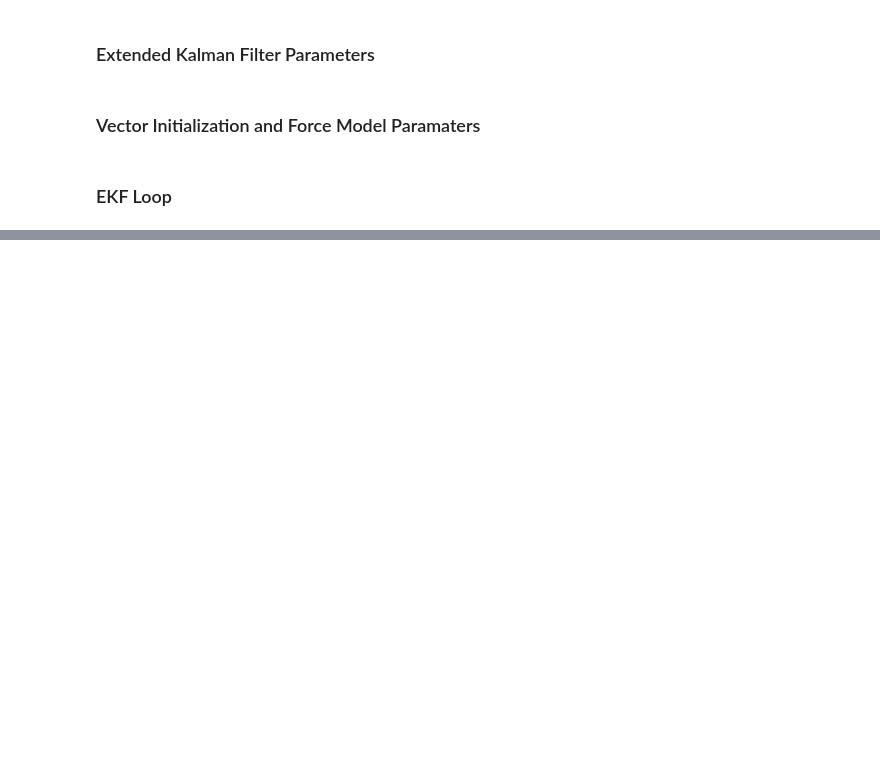
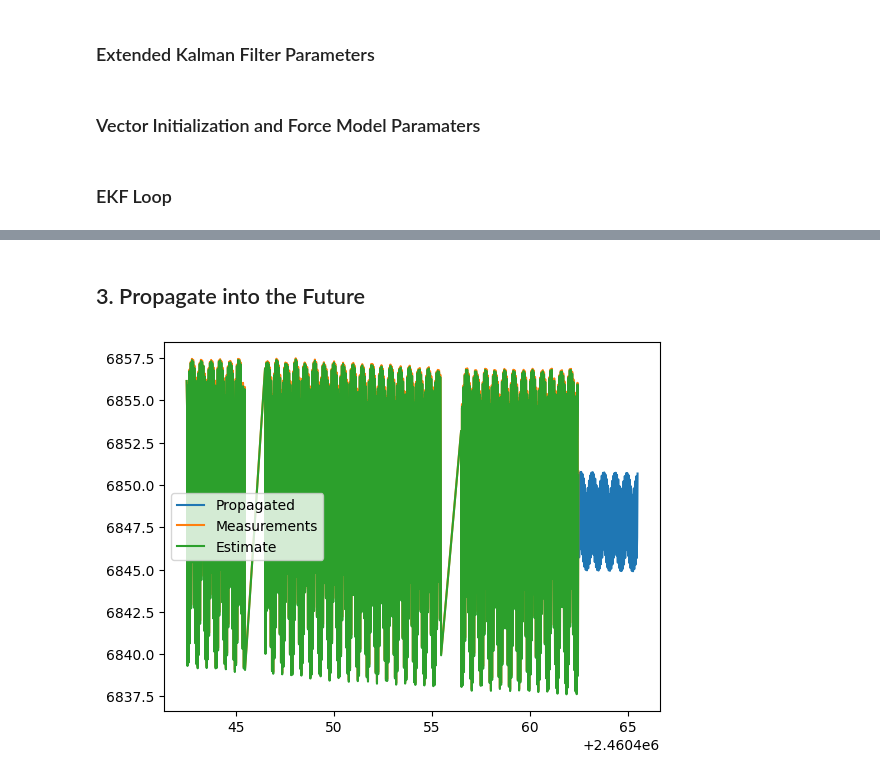
Before and after one commit to josephtule/perceptive-space-interview, a Jupyter notebook: main.ipynb, the cells around one changed output, grey strips where cells are left out. Cells and saved outputs as stored; diff of their text form; code cells hidden in the pictures; blank space fills up the shorter version.

```diff
--- a/main.ipynb
+++ b/main.ipynb
@@ -191,0 +252,35 @@ ax.plot(x_est[0,:],x_est[1,:],x_est[2,:],label="Estimated Trajectory",marker="o"
+# %% [markdown]
+## 3. Propagate into the Future
+# %%
+JD_start = JD[-1] + dt[-1] / 86400
+JD_end =  JD_start + 3
+dt_prop = 1800 # propagation step size of 30 minutes
+N_prop = int((JD_end - JD_start)*86400/dt_prop)
+JD_prop = np.linspace(JD_start, JD_end, N_prop)
+dt_prop = np.diff(JD_prop) * 86400
+GMST_prop, _ = at.JDtoGMST(JD_prop,0)
+
+x_prop = np.zeros((6,N_prop))
+x_prop[:,0] = x_est[:,-1]
+
+for k in range(N_prop-1):
+    # propagate at 60 second intervals, sample at 30 minutes
+    f = lambda t,x: at.orbit_ode(t, x,
+                                 earth.mu, gravity="J",
+                                 max_degree=max_degree, Re=earth.SemimajorAxis,
+                                 C=earth.C, S=earth.S, GMST=GMST_prop[k], J=earth.J,
+                                 atmosphere="simple",Cd=Cd,sarea=sarea, omega=earth.omega)
+    _, x_prop[:,k+1] = at.rk4_substeps(f, 0, x_prop[:,k], dt_prop[k], num_substeps=30)
+
+
+r_mag_prop = np.linalg.norm(x_prop[:3], axis=0)
+v_mag_prop = np.linalg.norm(x_prop[3:], axis=0)
+
+plt.figure()
+plt.plot(JD_prop,r_mag_prop, label='Propagated')
+plt.plot(JD,np.linalg.norm(sat['r_j2000'], axis=0), label='Measurements')
+plt.plot(JD,np.linalg.norm(x_est[:3], axis=0), label="Estimate")
+plt.legend()
+plt.show()
+# %% [output]
+[figure, added]
```
Also changed, not shown: parts of 21 cells of this notebook, 1 other file.
